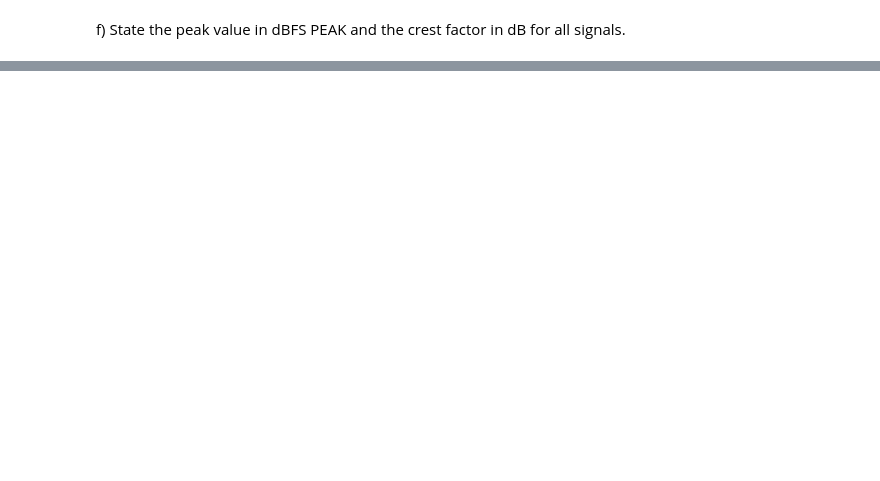
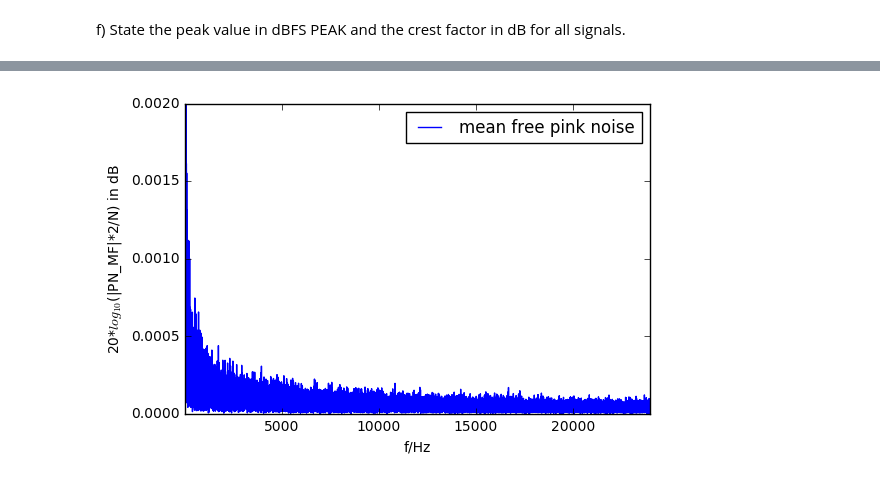
Before and after one commit to JakobHeller/DigitalSignalProcessing, a Jupyter notebook: Lab2.ipynb, the cells around one changed output, grey strips where cells are left out. Saved outputs shown, nothing was run; the diff lists cells and outputs as text; code cells hidden in the pictures; blank space fills up the shorter version.

```diff
--- a/Lab2.ipynb
+++ b/Lab2.ipynb
@@ -114,0 +143,8 @@ print(sn_cf , wn_cf, pn_cf)
+# %%
+plt.plot((np.abs(PN_MF*2/N)),label='mean free pink noise')
+plt.axis([1, fs/2,0,0.002]);
+plt.ylabel(r'20*$log_{10}$(|PN_MF|*2/N) in dB');
+plt.xlabel(r'f/Hz');
+plt.legend();
+# %% [output]
+[figure, added]
```
Also changed, not shown: parts of 21 cells of this notebook.
